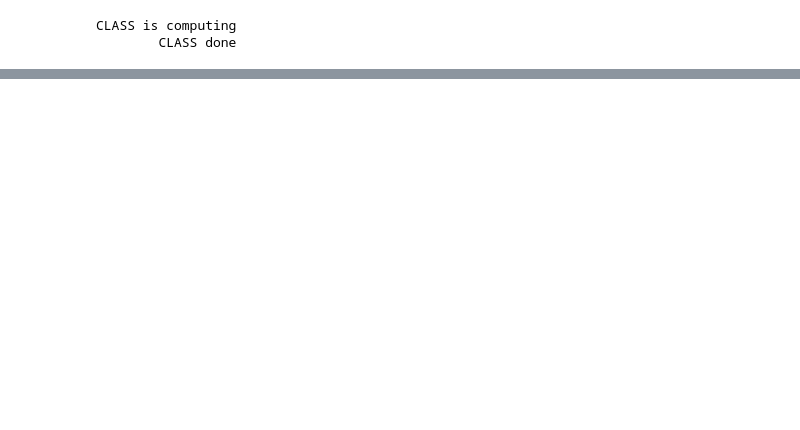
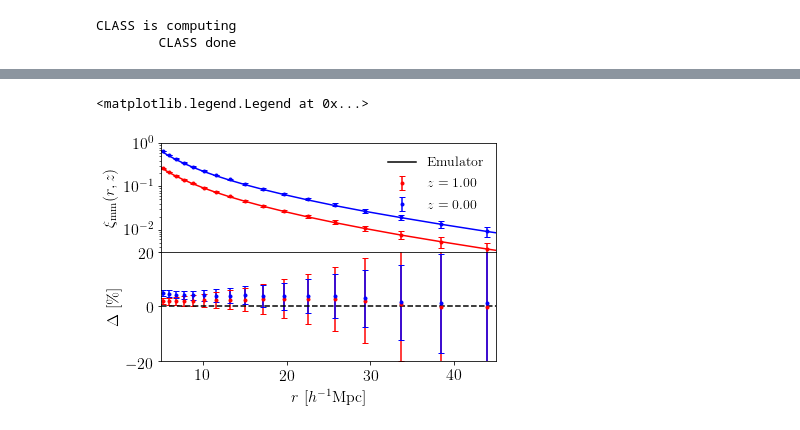
Before and after one commit to tmcclintock/Matter-Correlation-Function, a Jupyter notebook: notebooks/Figure_for_halo_bias_paper.ipynb, the cells around one changed output, grey strips where cells are left out. Saved outputs shown, nothing was run; the diff lists cells and outputs as text; code cells hidden in the pictures; blank space fills up the shorter version.

```diff
--- a/notebooks/Figure_for_halo_bias_paper.ipynb
+++ b/notebooks/Figure_for_halo_bias_paper.ipynb
@@ -49,0 +71,31 @@ Still need to add data
+# %%
+#A version with a residual on the bototm
+c = ["r", "b"]
+fig, ax = plt.subplots(ncols=1, nrows=2, sharex=True)
+plt.subplots_adjust(hspace=0.00)
+ax[0].set_xlim(5, 45)
+for count, i in enumerate([2, 9]):
+    ax[0].plot(radii, xi_mm[i], c=c[count])
+
+    #Plot data
+    errorbars = np.sqrt(covs[i].diagonal())
+    ax[0].errorbar(r_data, xi_mm_data[i], errorbars,
+                   c=c[count], ls='', marker='.', label=r"$z=%.2f$"%redshifts[i],)
+
+    percentdiff = (xi_mm_data[i]-xi_mm[i])/xi_mm[i]*100
+    pde = errorbars/xi_mm[i]*100
+    ax[1].errorbar(r_data, percentdiff, pde,
+                   c=c[count], ls='', marker='.')
+ax[0].plot([], [], c='k', label=r"Emulator")
+ax[1].set_xlabel(r"$r\ [h^{-1}{\rm Mpc}]$")
+ax[0].set_ylabel(r"$\xi_{\rm mm}(r,z)$")
+ax[1].set_ylabel(r"$\Delta\ [\%]$")
+ax[0].set_yscale("log")
+ax[0].set_ylim(3e-3, 1)
+ax[1].axhline(0, c='k', ls='--')
+yl = 20
+ax[1].set_ylim(-yl, yl)
+ax[0].legend(loc=0, frameon=False, fontsize=14)
+# %% [output]
+<matplotlib.legend.Legend at 0x...>
+[figure, added]
```
Also changed, not shown: parts of 6 cells of this notebook, 3 other files.
